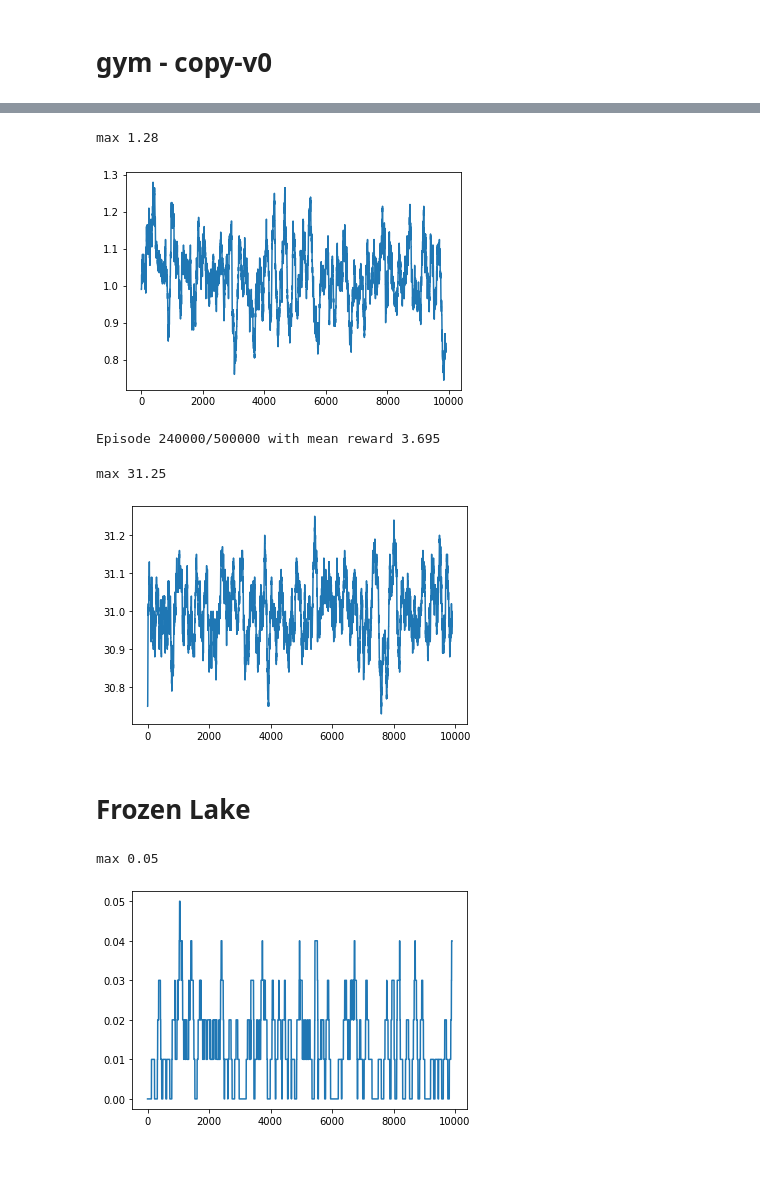
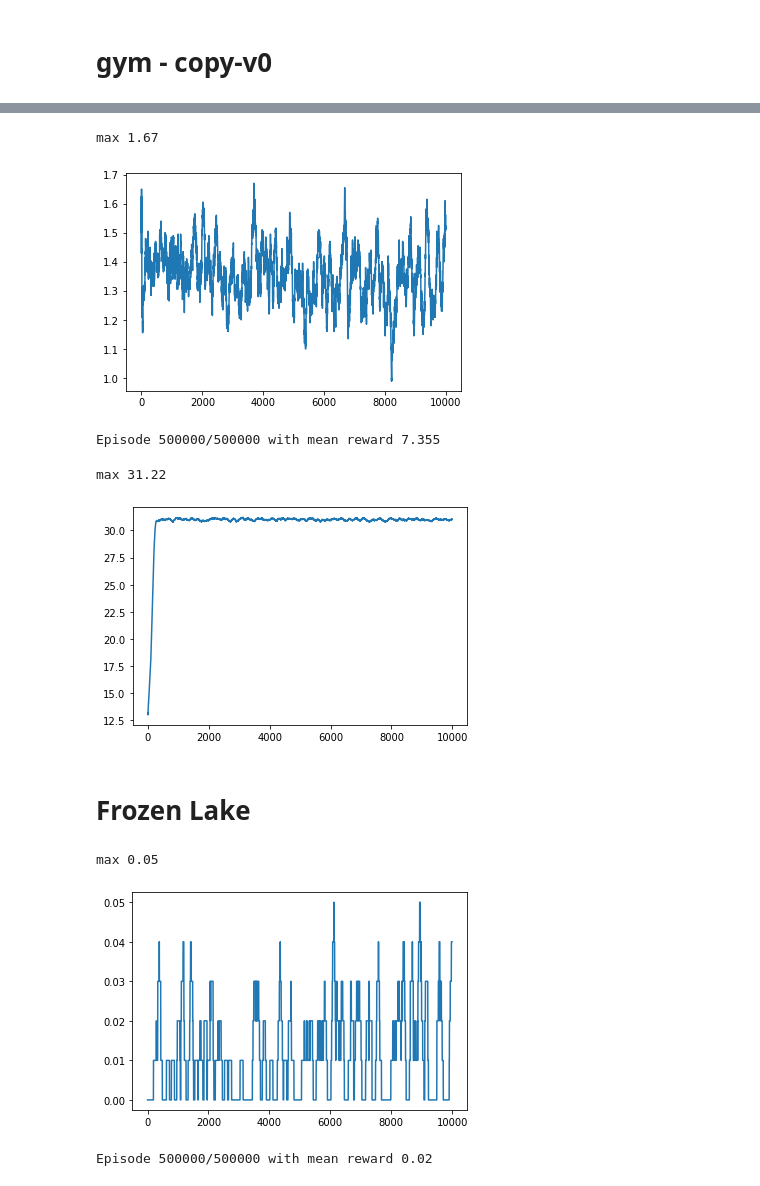
Before and after one commit to RezaCDoobary/Reinforcement-Learning-Implementations, a Jupyter notebook: monte_carlo.ipynb, the cells around one changed output, grey strips where cells are left out. Cells and saved outputs as stored; diff of their text form; code cells hidden in the pictures.

```diff
--- a/monte_carlo.ipynb
+++ b/monte_carlo.ipynb
@@ -33,36 +31,30 @@ Episode 500000/500000 with mean reward -0.295
 # %%
 policy = maximum()
-mean_scores, score = play(env, Q_class.Q, 10000, policy)
-window = 100
-moving_mean = []
-for i in range(100,len(score)):
-    moving_mean.append(np.mean(score[i-100:i]))
-print('max',max(moving_mean))
-plt.plot(moving_mean)
+mean_scores, score, moving_window = play(env, Q_class.Q, 10000, policy)
+moving_window = moving_window[5:]
+print('max',max(moving_window))
+plt.plot(moving_window)
 plt.show()
 # %% [output]
-max 1.28
+max 1.67
-[figure, old version]
+[figure, new version]
 # %%
-eps = epsilon(eps_start = 1.0, eps_decay = 0.002, eps_min = 0.0)
-policy = epsilon_greedy(eps)
-Q_class = update_control_Q(n_actions,alpha = 0.02, gamma = 1.0)
-mr = MC(env, policy, Q_class,500000, generate_episode, stopping = 25)
+eps = epsilon(eps_start = 1.0, eps_decay = 0.99, eps_min = 0.1)
+policy = epsilon_greedy(eps,200)
+Q_class = update_control_Q(n_actions,alpha = 0.2, gamma = 1.0)
+mr = MC(env, policy, Q_class, 500000, generate_episode, stopping = 25)
 # %% [output]
-Episode 240000/500000 with mean reward 3.695
+Episode 500000/500000 with mean reward 7.355
 # %%
 policy = maximum()
-mean_scores, score = play(env, Q_class.Q, 10000, policy)
-window = 100
-moving_mean = []
-for i in range(100,len(score)):
-    moving_mean.append(np.mean(score[i-100:i]))
-print('max',max(moving_mean))
-plt.plot(moving_mean)
+mean_scores, score, moving_window = play(env, Q_class.Q, 10000, policy)
+moving_window = moving_window[5:]
+print('max',max(moving_window))
+plt.plot(moving_window)
 plt.show()
 # %% [output]
-max 31.25
+max 31.22
-[figure, old version]
+[figure, new version]
 # %% [markdown]
 # Frozen Lake
 # %%
@@ -73,14 +65,17 @@ n_actions = 4
 #random policy
 policy = random()
 Q = defaultdict(lambda: np.zeros(n_actions))
-mean_scores, score = play(env, Q, 10000, policy)
-window = 100
-moving_mean = []
-for i in range(100,len(score)):
-    moving_mean.append(np.mean(score[i-100:i]))
-print('max',max(moving_mean))
-plt.plot(moving_mean)
+mean_scores, score, moving_window = play(env, Q, 10000, policy)
+moving_window = moving_window[5:]
+print('max',max(moving_window))
+plt.plot(moving_window)
 plt.show()
 # %% [output]
 max 0.05
-[figure, old version]
+[figure, new version]
+# %%
+policy = random()
+Q_class = update_vanilla_Q(n_actions, gamma = 1.0)
+mr = MC(env, policy, Q_class,500000, generate_episode, stopping = 25)
+# %% [output]
+Episode 500000/500000 with mean reward 0.02
```
Also changed, not shown: parts of 13 cells of this notebook, 2 other files.
